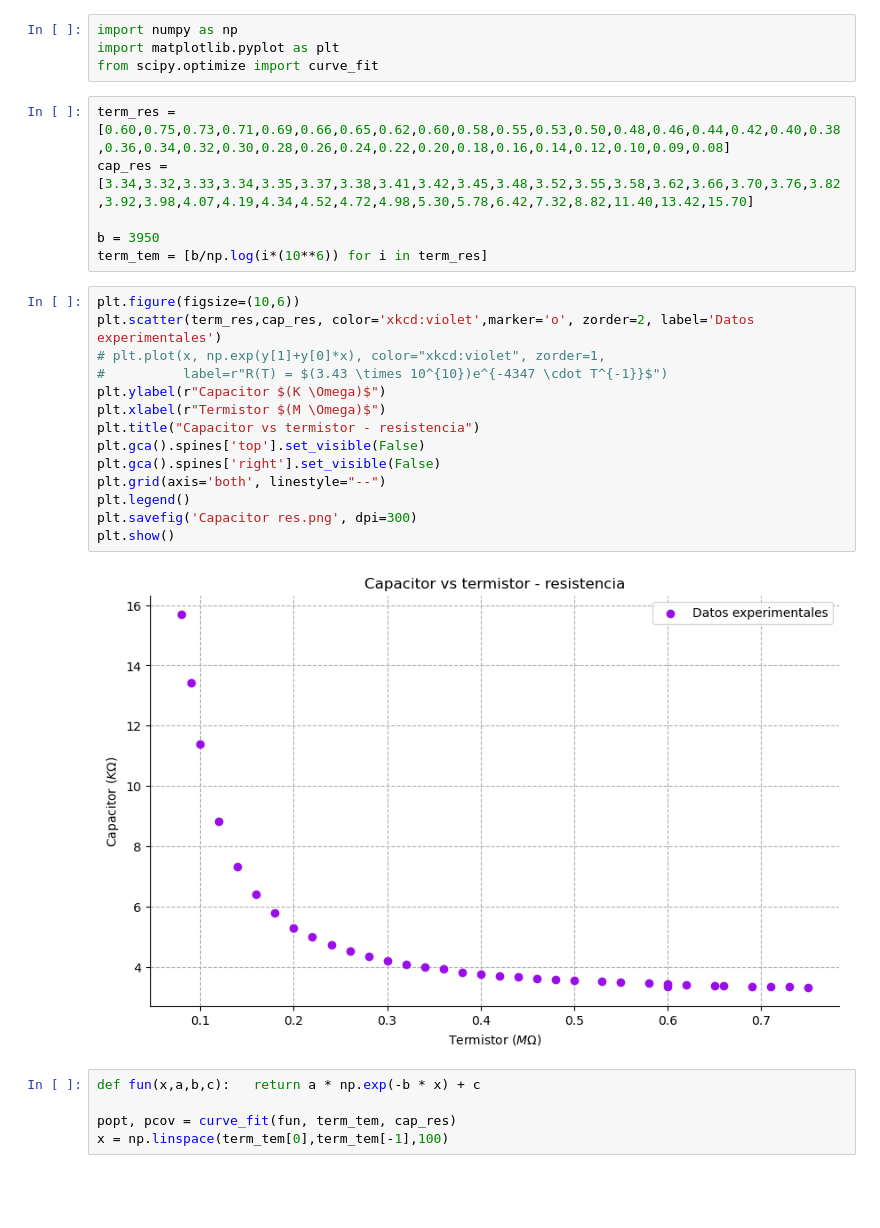
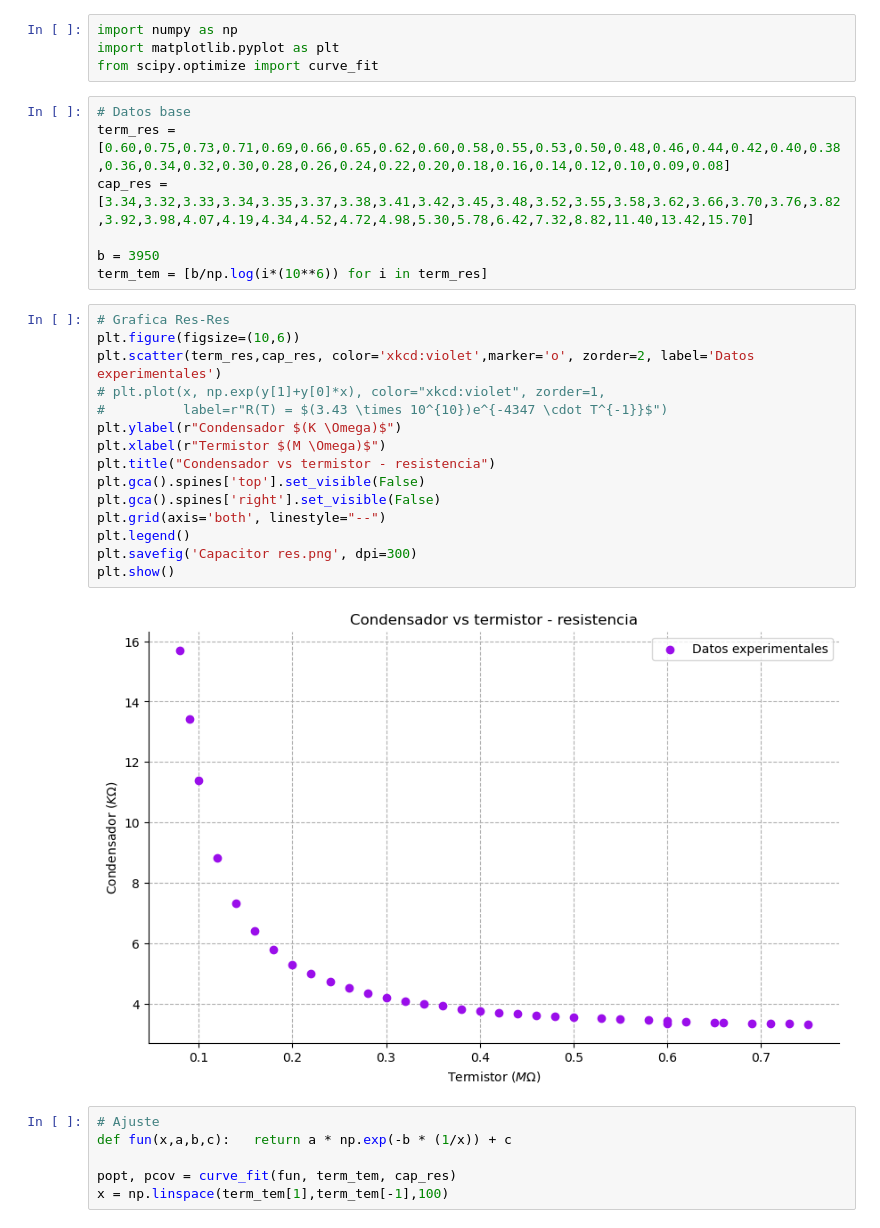
Before and after one commit to rifusaki/college, a Jupyter notebook: thermodynamics/exp2/indiv1.ipynb, the cells around one changed output. Cells and saved outputs as stored; diff of their text form; blank space fills up the shorter version.

```diff
--- a/thermodynamics/exp2/indiv1.ipynb
+++ b/thermodynamics/exp2/indiv1.ipynb
@@ -3,31 +3,34 @@ import numpy as np
 import matplotlib.pyplot as plt
 from scipy.optimize import curve_fit
 # %%
+# Datos base
 term_res = [0.60,0.75,0.73,0.71,0.69,0.66,0.65,0.62,0.60,0.58,0.55,0.53,0.50,0.48,0.46,0.44,0.42,0.40,0.38,0.36,0.34,0.32,0.30,0.28,0.26,0.24,0.22,0.20,0.18,0.16,0.14,0.12,0.10,0.09,0.08]
 cap_res = [3.34,3.32,3.33,3.34,3.35,3.37,3.38,3.41,3.42,3.45,3.48,3.52,3.55,3.58,3.62,3.66,3.70,3.76,3.82,3.92,3.98,4.07,4.19,4.34,4.52,4.72,4.98,5.30,5.78,6.42,7.32,8.82,11.40,13.42,15.70]
 
 b = 3950
 term_tem = [b/np.log(i*(10**6)) for i in term_res]
 # %%
+# Grafica Res-Res
 plt.figure(figsize=(10,6))
 plt.scatter(term_res,cap_res, color='xkcd:violet',marker='o', zorder=2, label='Datos experimentales')
 # plt.plot(x, np.exp(y[1]+y[0]*x), color="xkcd:violet", zorder=1,
 #          label=r"R(T) = $(3.43 \times 10^{10})e^{-4347 \cdot T^{-1}}$")
-plt.ylabel(r"Capacitor $(K \Omega)$")
+plt.ylabel(r"Condensador $(K \Omega)$")
 plt.xlabel(r"Termistor $(M \Omega)$")
-plt.title("Capacitor vs termistor - resistencia")
+plt.title("Condensador vs termistor - resistencia")
 plt.gca().spines['top'].set_visible(False)
 plt.gca().spines['right'].set_visible(False)
 plt.grid(axis='both', linestyle="--")
 plt.legend()
 plt.savefig('Capacitor res.png', dpi=300)
 plt.show()
 # %% [output]
-[figure, old version]
+[figure, new version]
 # %%
-def fun(x,a,b,c):   return a * np.exp(-b * x) + c
+# Ajuste
+def fun(x,a,b,c):   return a * np.exp(-b * (1/x)) + c
 
 popt, pcov = curve_fit(fun, term_tem, cap_res)
-x = np.linspace(term_tem[0],term_tem[-1],100)
+x = np.linspace(term_tem[1],term_tem[-1],100)
 # %%
 plt.figure(figsize=(10,6))
```
Also changed, not shown: parts of 1 cell of this notebook, 2 other files.
